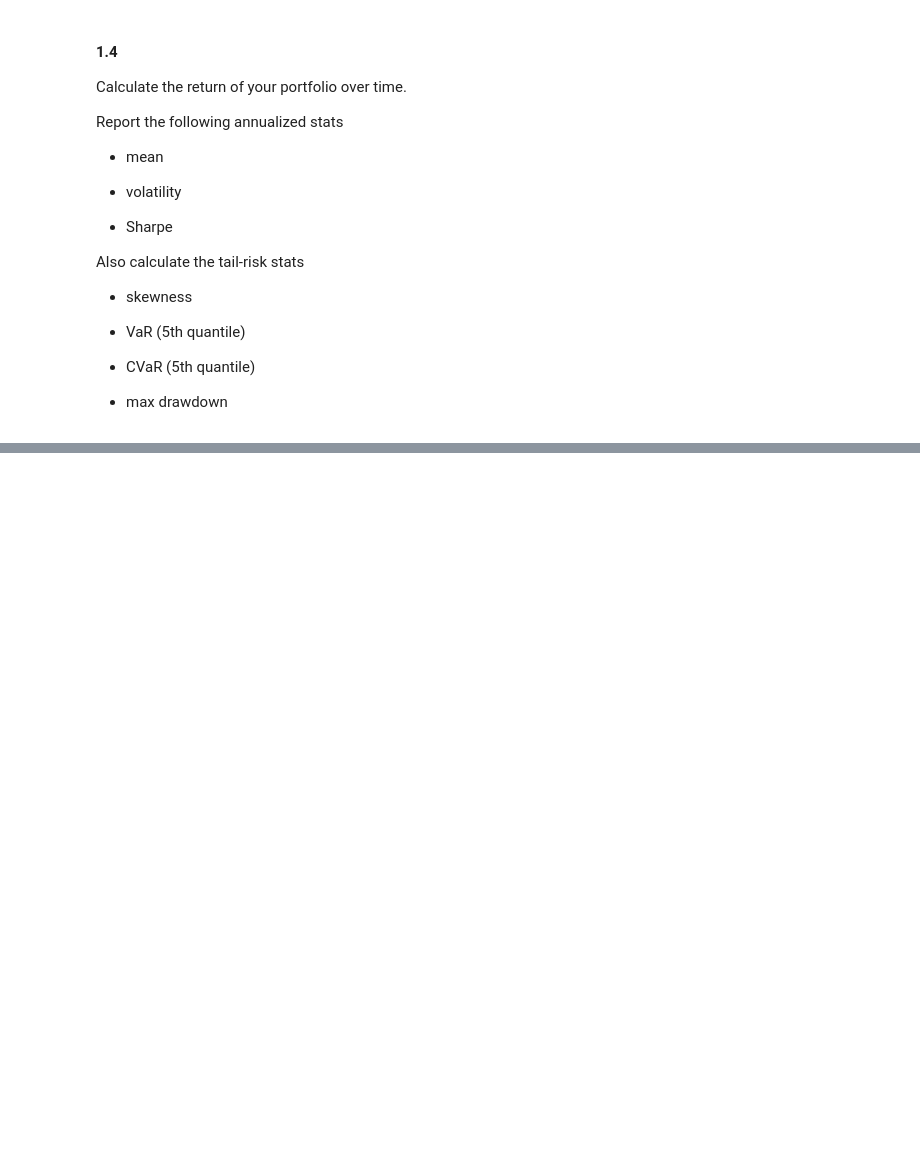
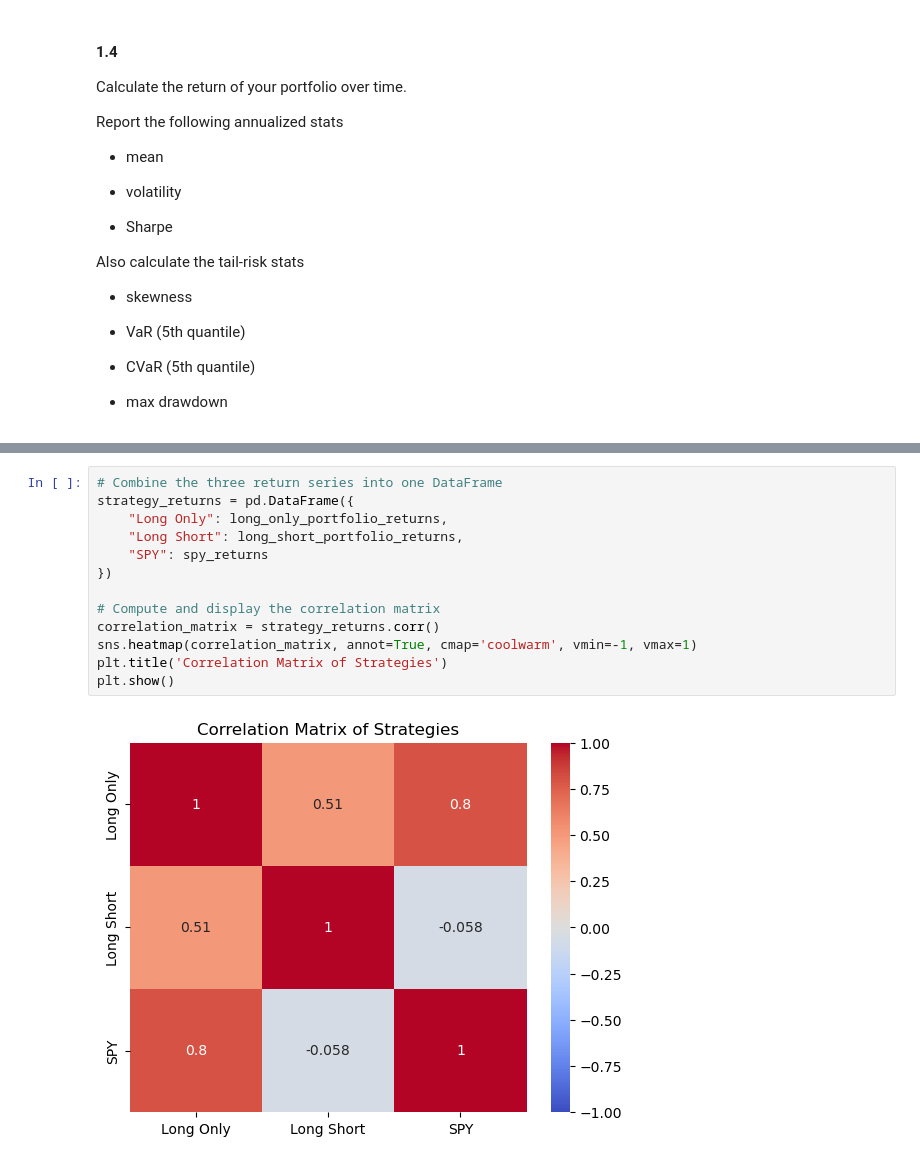
Before and after one commit to t-flora/portfolio-risk-mgmt, a Jupyter notebook: hw8/Homework8.ipynb, the cells around one changed output, grey strips where cells are left out. Cells and saved outputs as stored; diff of their text form; blank space fills up the shorter version.

```diff
--- a/hw8/Homework8.ipynb
+++ b/hw8/Homework8.ipynb
@@ -612,0 +665,15 @@ stats
+# %%
+# Combine the three return series into one DataFrame
+strategy_returns = pd.DataFrame({
+    "Long Only": long_only_portfolio_returns,
+    "Long Short": long_short_portfolio_returns,
+    "SPY": spy_returns
+})
+
+# Compute and display the correlation matrix
+correlation_matrix = strategy_returns.corr()
+sns.heatmap(correlation_matrix, annot=True, cmap='coolwarm', vmin=-1, vmax=1)
+plt.title('Correlation Matrix of Strategies')
+plt.show()
+# %% [output]
+[figure, added]
```
Also changed, not shown: parts of 30 cells of this notebook.
